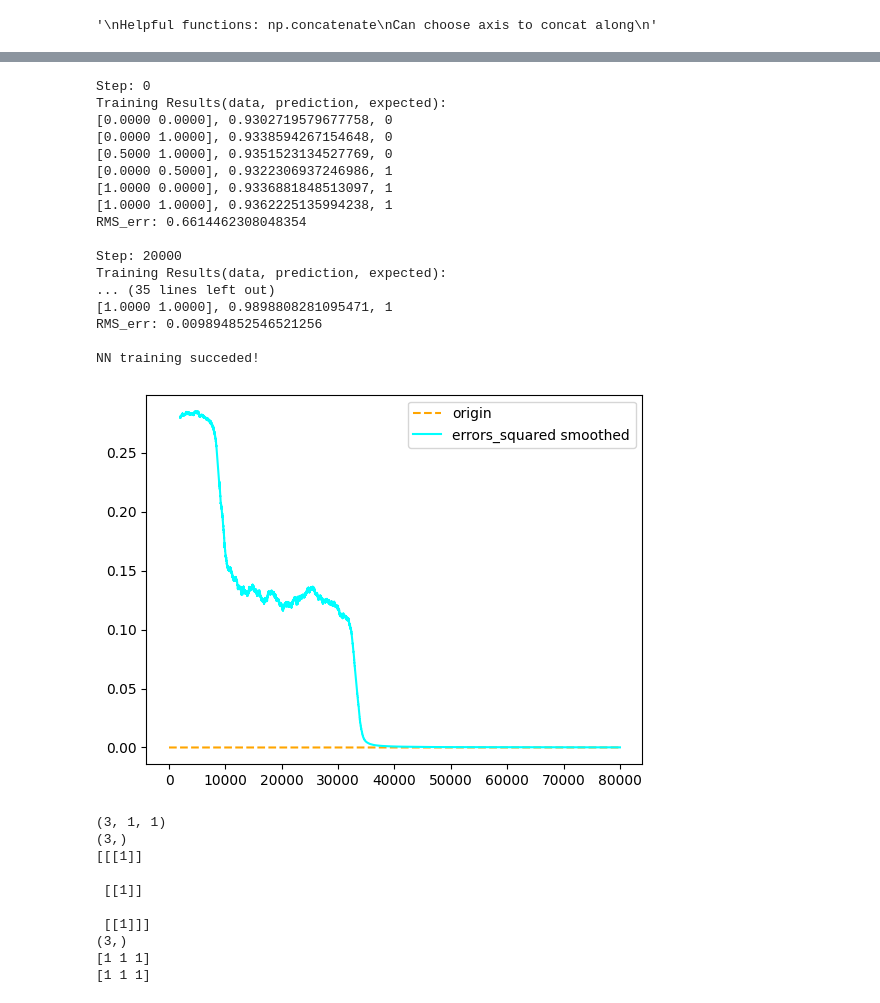
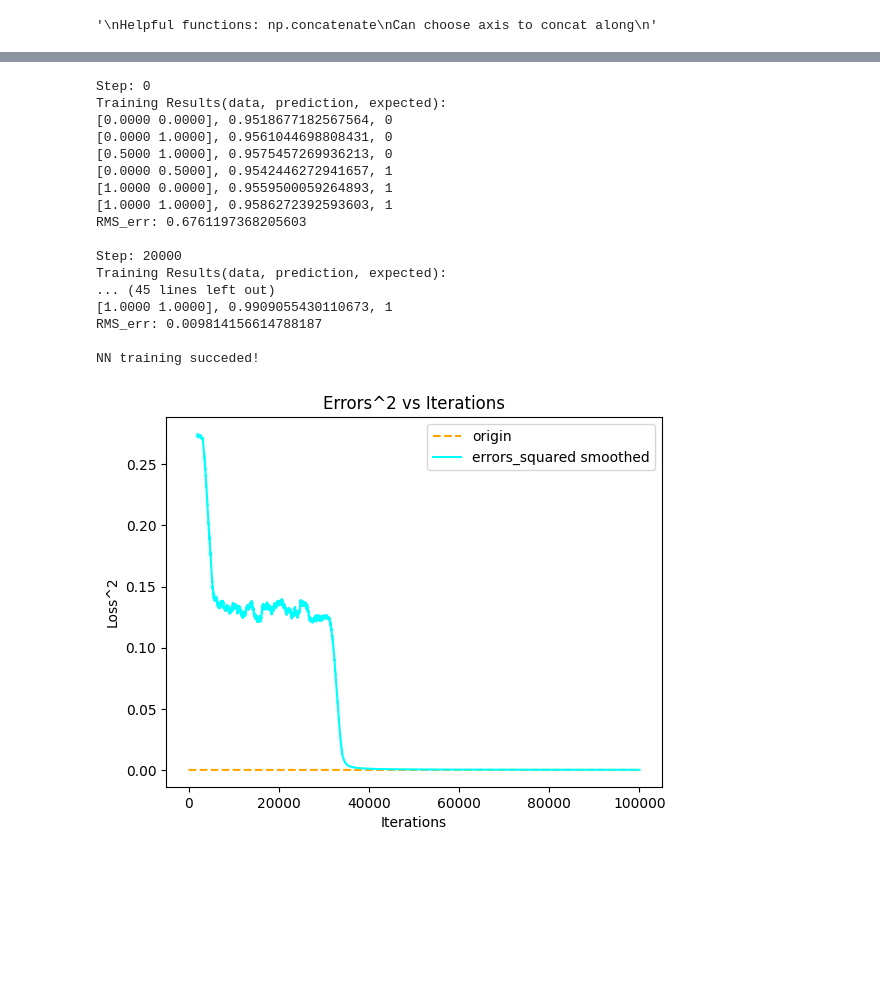
Before and after one commit to arif-syraj-usfca/hw3-686, a Jupyter notebook: Arif_Syraj_HW3.ipynb, the cells around one changed output, grey strips where cells are left out. Cells and saved outputs as stored; diff of their text form; code cells hidden in the pictures; blank space fills up the shorter version.

```diff
--- a/Arif_Syraj_HW3.ipynb
+++ b/Arif_Syraj_HW3.ipynb
@@ -321,9 +321,12 @@ class NeuralNetwork:
         Args:
             Nsamp (int, optional): _description_. Defaults to 2000.
         """
-        # predictions = []
-        # for iter in range(Nsamp)
-        return
+        predictions = []
+        for iter in range(Nsamp):
+            input = np.random.rand(1, 2)
+            prediction = False if self.predict(input) < 0.5 else True
+            predictions.append((input, prediction))
+        return predictions
 
     def __smooth_errors(self, window_size=10):
         window = np.ones(window_size) / window_size
@@ -394,60 +417,45 @@ y = np.array([0, 0, 0, 1, 1, 1])
 steps = 2*10**5
 
 nn.fit(X,
-         y,
-         steps=steps,
-         learning_rate=0.75,
-         verbose=False)
+        y,
+        steps=steps,
+        learning_rate=0.65,
+        verbose=False)
 # %% [output]
 Step: 0
 Training Results(data, prediction, expected):
-[0.0000 0.0000], 0.9302719579677758, 0
-[0.0000 1.0000], 0.9338594267154648, 0
-[0.5000 1.0000], 0.9351523134527769, 0
-[0.0000 0.5000], 0.9322306937246986, 1
-[1.0000 0.0000], 0.9336881848513097, 1
-[1.0000 1.0000], 0.9362225135994238, 1
-RMS_err: 0.6614462308048354
+[0.0000 0.0000], 0.9518677182567564, 0
+[0.0000 1.0000], 0.9561044698808431, 0
+[0.5000 1.0000], 0.9575457269936213, 0
+[0.0000 0.5000], 0.9542446272941657, 1
+[1.0000 0.0000], 0.9559500059264893, 1
+[1.0000 1.0000], 0.9586272392593603, 1
+RMS_err: 0.6761197368205603
 
 Step: 20000
 Training Results(data, prediction, expected):
-... (35 lines left out)
-[1.0000 1.0000], 0.9898808281095471, 1
-RMS_err: 0.009894852546521256
+... (45 lines left out)
+[1.0000 1.0000], 0.9909055430110673, 1
+RMS_err: 0.009814156614788187
 
 NN training succeded!
 # %%
 # Show smoothed loss function vs training steps
 window_size = max(int(0.01*steps), 1)
 errors_squared, smoothed_errors = nn.get_smoothed_errors_squared(window_size)
 errors_squared = errors_squared.flatten()
 num_errors = len(errors_squared)
 x_errors = np.linspace(0, num_errors, num_errors)
 x_smoothed = np.linspace(window_size, num_errors, len(smoothed_errors))
 origin = np.zeros(num_errors)
 plt.plot(x_errors, origin, '--', label='origin', color='orange')
 # plt.plot(x_errors, errors_squared, label="errors_squared raw", color='blue')
 plt.plot(x_smoothed, smoothed_errors, label="errors_squared smoothed", color='cyan')
 plt.legend()
+plt.xlabel("Iterations")
+plt.ylabel("Loss^2")
+plt.title("Errors^2 vs Iterations")
 plt.show()
+plt.close()
 # %% [output]
-[figure, old version]
+[figure, new version]
-# %%
-t = np.array([[[1]], [[1]], [[1]]])
-print(t.shape)
-print(np.ravel(t).shape)
-print(t)
-print(t.flatten().shape)
-print(t.flatten())
-print(np.ravel(t))
-# %% [output]
-(3, 1, 1)
-(3,)
-[[[1]]
-
- [[1]]
-
- [[1]]]
-(3,)
-[1 1 1]
-[1 1 1]
```
Also changed, not shown: parts of 4 cells of this notebook.
